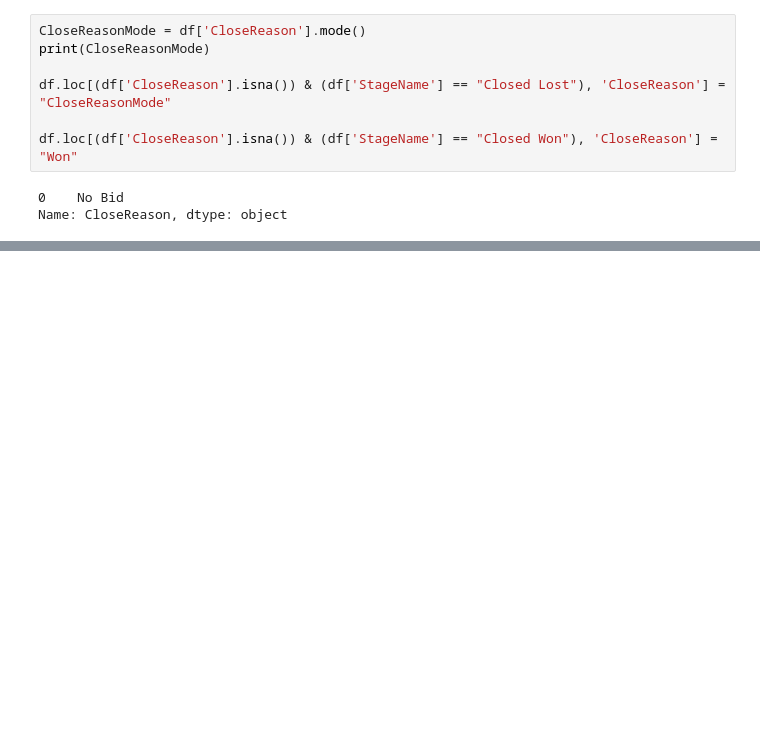
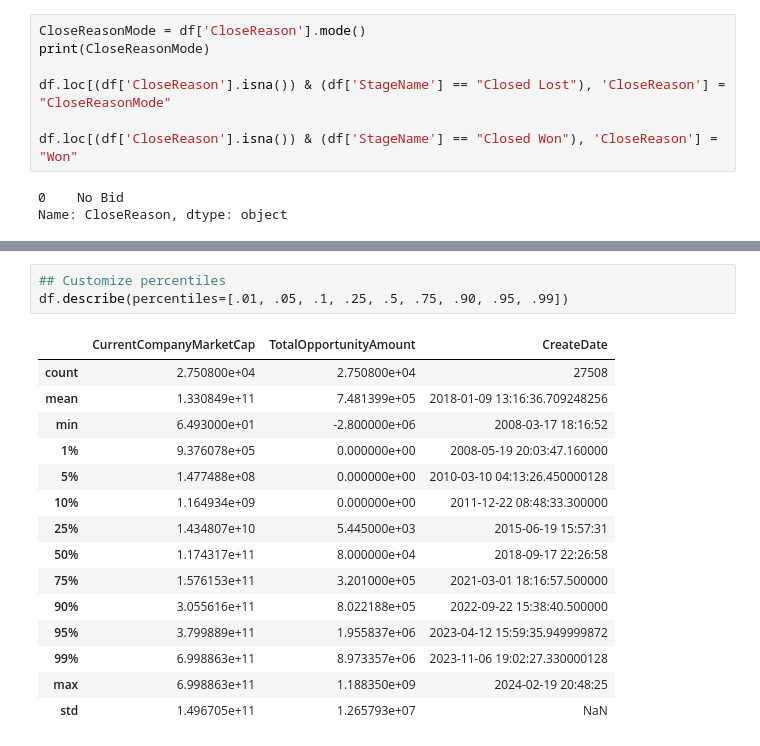
Before and after one commit to Krescenskok/DataScienceSessions, a Jupyter notebook: LogisticRegression.ipynb, the cells around one changed output, grey strips where cells are left out. Drawn from its saved outputs; the diff is of its cells as text; blank space fills up the shorter version.

```diff
--- a/LogisticRegression.ipynb
+++ b/LogisticRegression.ipynb
@@ -249,0 +280,19 @@ display(df)
+# %%
+## Customize percentiles
+df.describe(percentiles=[.01, .05, .1, .25, .5, .75, .90, .95, .99])
+# %% [output]
+|  | CurrentCompanyMarketCap | TotalOpportunityAmount | CreateDate |
+| count | 2.750800e+04 | 2.750800e+04 | 27508 |
+| mean | 1.330849e+11 | 7.481399e+05 | 2018-01-09 13:16:36.709248256 |
+| min | 6.493000e+01 | -2.800000e+06 | 2008-03-17 18:16:52 |
+| 1% | 9.376078e+05 | 0.000000e+00 | 2008-05-19 20:03:47.160000 |
+| 5% | 1.477488e+08 | 0.000000e+00 | 2010-03-10 04:13:26.450000128 |
+| 10% | 1.164934e+09 | 0.000000e+00 | 2011-12-22 08:48:33.300000 |
+| 25% | 1.434807e+10 | 5.445000e+03 | 2015-06-19 15:57:31 |
+| 50% | 1.174317e+11 | 8.000000e+04 | 2018-09-17 22:26:58 |
+| 75% | 1.576153e+11 | 3.201000e+05 | 2021-03-01 18:16:57.500000 |
+| 90% | 3.055616e+11 | 8.022188e+05 | 2022-09-22 15:38:40.500000 |
+| 95% | 3.799889e+11 | 1.955837e+06 | 2023-04-12 15:59:35.949999872 |
+| 99% | 6.998863e+11 | 8.973357e+06 | 2023-11-06 19:02:27.330000128 |
+| max | 6.998863e+11 | 1.188350e+09 | 2024-02-19 20:48:25 |
+| std | 1.496705e+11 | 1.265793e+07 | NaN |
```
Also changed, not shown: parts of 22 cells of this notebook.
